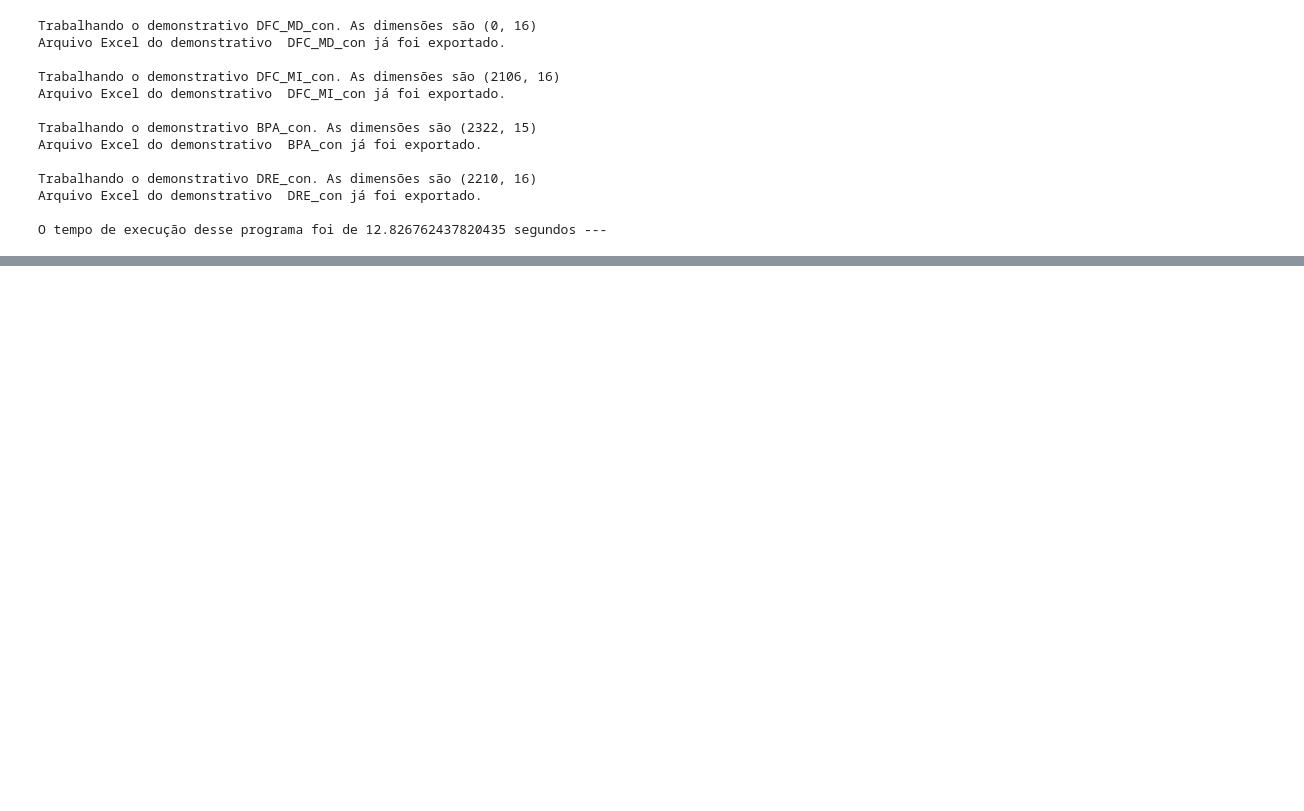
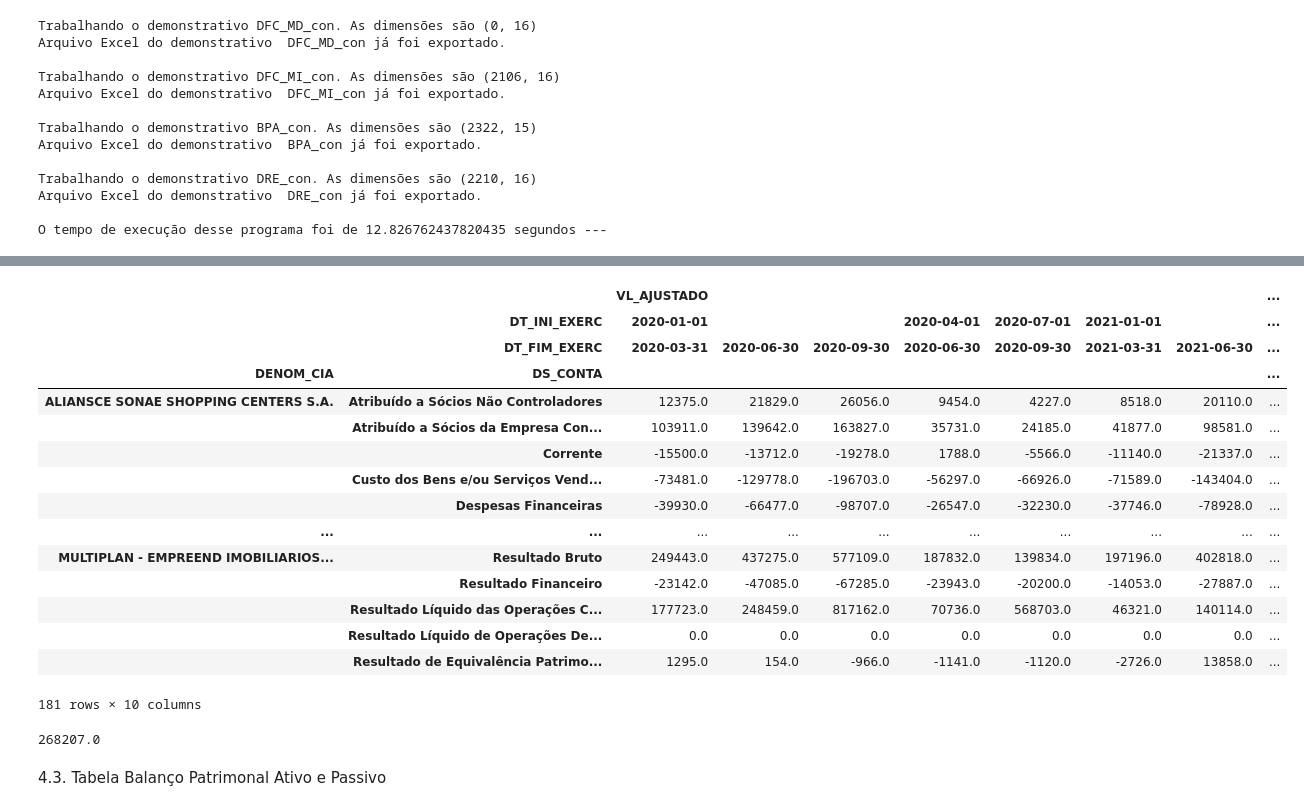
Before and after one commit to robertoricci/Curso-Python-para-Mercado-Financeiro-Trading-com-Dados, a Jupyter notebook: 04_Análise_Fundamentalista_com_Python.ipynb, the cells around one changed output, grey strips where cells are left out. Cells and saved outputs as stored; diff of their text form; code cells hidden in the pictures; blank space fills up the shorter version.

```diff
--- a/04_Análise_Fundamentalista_com_Python.ipynb
+++ b/04_Análise_Fundamentalista_com_Python.ipynb
@@ -514,0 +547,4 @@ O tempo de execução desse programa foi de 12.826762437820435 segundos ---
+# %%
+#Juntamos todos esses xslxs em uma lista
+arquivos_xls = [f for f in arquivos if f[-1] == 'x']
+arquivos_xls
@@ -514,0 +557,8 @@ O tempo de execução desse programa foi de 12.826762437820435 segundos ---
+# %%
+#Criar o dataframe DRE
+dre = pd.DataFrame()
+# %%
+#juntar as DRE
+for f in arquivos_xls:
+  drexls = pd.read_excel(f, sheet_name='DRE_con')
+  dre = dre.append(drexls)
@@ -514,0 +631,28 @@ O tempo de execução desse programa foi de 12.826762437820435 segundos ---
+# %%
+dre = pd.pivot_table(dre, index=['DENOM_CIA','DS_CONTA'], columns=['DT_INI_EXERC', 'DT_FIM_EXERC'],values=['VL_AJUSTADO'])
+# %%
+dre
+# %% [output]
+|  |  | VL_AJUSTADO |  |  |  |  |  |  | ... |
+|  | DT_INI_EXERC | 2020-01-01 |  |  | 2020-04-01 | 2020-07-01 | 2021-01-01 |  | ... |
+|  | DT_FIM_EXERC | 2020-03-31 | 2020-06-30 | 2020-09-30 | 2020-06-30 | 2020-09-30 | 2021-03-31 | 2021-06-30 | ... |
+| DENOM_CIA | DS_CONTA |  |  |  |  |  |  |  | ... |
+| ALIANSCE SONAE SHOPPING CENTERS S.A. | Atribuído a Sócios Não Controladores | 12375.0 | 21829.0 | 26056.0 | 9454.0 | 4227.0 | 8518.0 | 20110.0 | ... |
+|  | Atribuído a Sócios da Empresa Con... | 103911.0 | 139642.0 | 163827.0 | 35731.0 | 24185.0 | 41877.0 | 98581.0 | ... |
+|  | Corrente | -15500.0 | -13712.0 | -19278.0 | 1788.0 | -5566.0 | -11140.0 | -21337.0 | ... |
+|  | Custo dos Bens e/ou Serviços Vend... | -73481.0 | -129778.0 | -196703.0 | -56297.0 | -66926.0 | -71589.0 | -143404.0 | ... |
+|  | Despesas Financeiras | -39930.0 | -66477.0 | -98707.0 | -26547.0 | -32230.0 | -37746.0 | -78928.0 | ... |
+| ... | ... | ... | ... | ... | ... | ... | ... | ... | ... |
+| MULTIPLAN - EMPREEND IMOBILIARIOS... | Resultado Bruto | 249443.0 | 437275.0 | 577109.0 | 187832.0 | 139834.0 | 197196.0 | 402818.0 | ... |
+|  | Resultado Financeiro | -23142.0 | -47085.0 | -67285.0 | -23943.0 | -20200.0 | -14053.0 | -27887.0 | ... |
+|  | Resultado Líquido das Operações C... | 177723.0 | 248459.0 | 817162.0 | 70736.0 | 568703.0 | 46321.0 | 140114.0 | ... |
+|  | Resultado Líquido de Operações De... | 0.0 | 0.0 | 0.0 | 0.0 | 0.0 | 0.0 | 0.0 | ... |
+|  | Resultado de Equivalência Patrimo... | 1295.0 | 154.0 | -966.0 | -1141.0 | -1120.0 | -2726.0 | 13858.0 | ... |
+181 rows × 10 columns
+# %%
+#pegar valor do ultimo trimestre de 2021
+dre.loc['BR MALLS PARTICIPACOES S.A.',:].loc['Resultado Bruto'].iloc[-1]
+# %% [output]
+268207.0
+# %% [markdown]
+4.3. Tabela Balanço Patrimonal Ativo e Passivo
```
Also changed, not shown: parts of 34 cells of this notebook.
